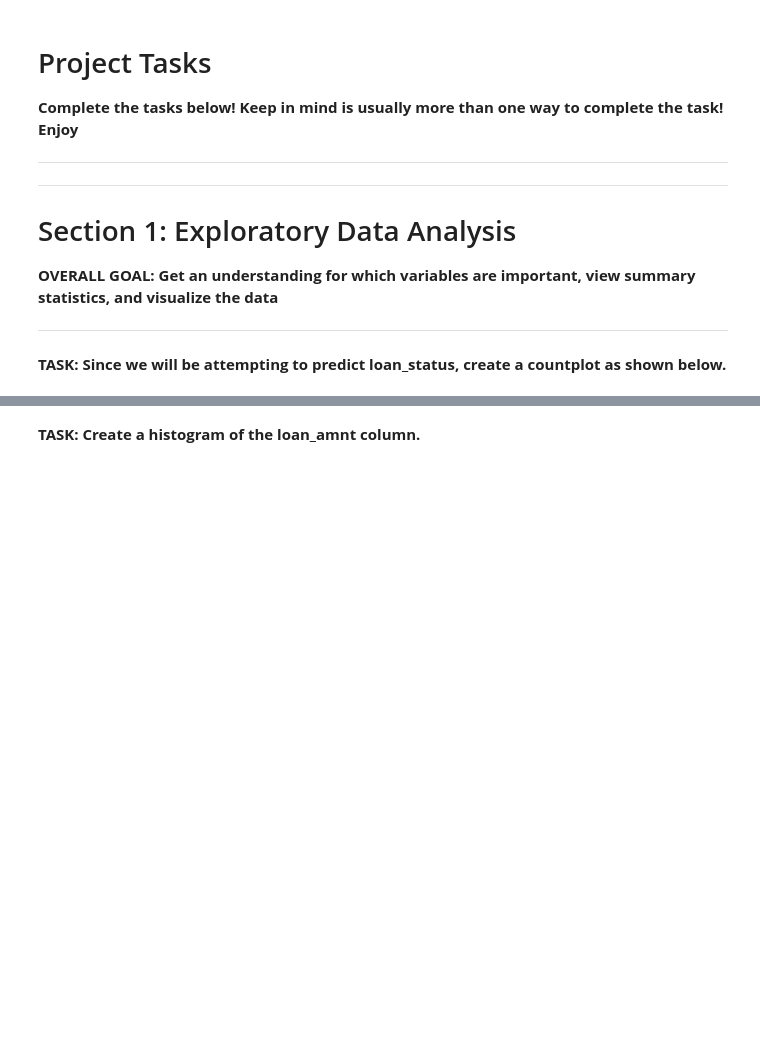
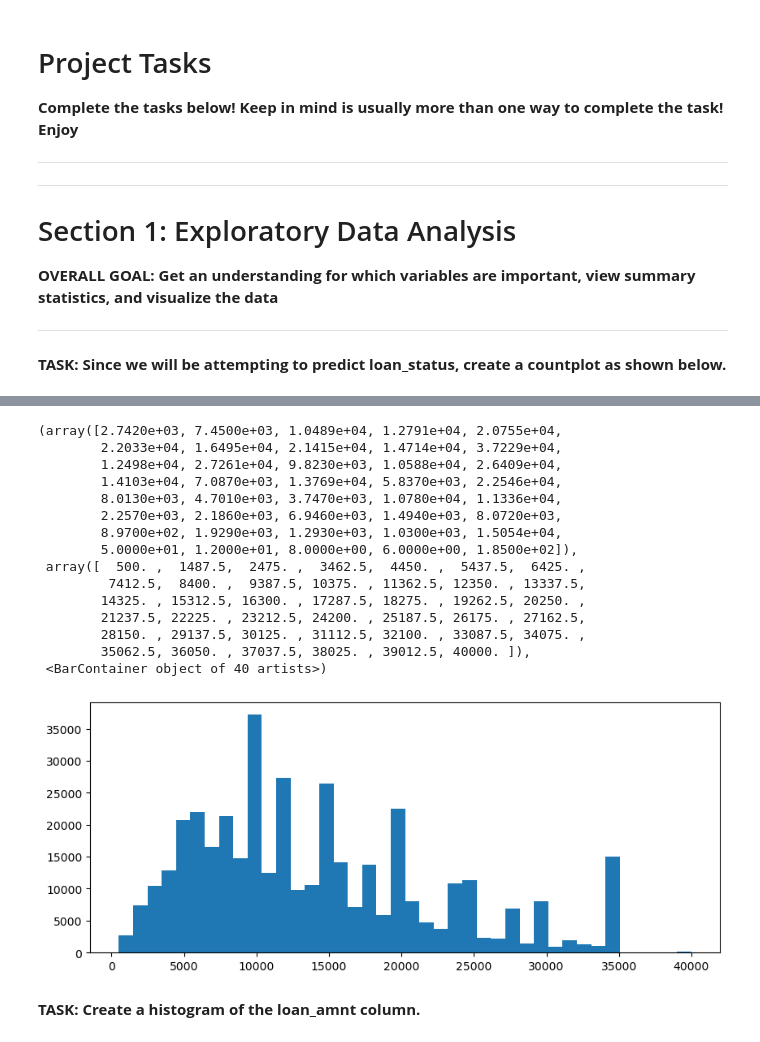
Before and after one commit to tylercoen/python, a Jupyter notebook: Python for Data Science and Machine Learning Bootcamp/Neural Nets and Deep Learning/03-Keras-Project-Exercise.ipynb, the cells around one changed output, grey strips where cells are left out. Cells and saved outputs as stored; diff of their text form; code cells hidden in the pictures; blank space fills up the shorter version.

```diff
--- a/Python for Data Science and Machine Learning Bootcamp/Neural Nets and Deep Learning/03-Keras-Project-Exercise.ipynb
+++ b/Python for Data Science and Machine Learning Bootcamp/Neural Nets and Deep Learning/03-Keras-Project-Exercise.ipynb
@@ -255,2 +254,22 @@ memory usage: 81.6+ MB
+# %%
+plt.figure(figsize=(10,4))
+plt.hist(df['loan_amnt'],bins=40)
+# %% [output]
+(array([2.7420e+03, 7.4500e+03, 1.0489e+04, 1.2791e+04, 2.0755e+04,
+        2.2033e+04, 1.6495e+04, 2.1415e+04, 1.4714e+04, 3.7229e+04,
+        1.2498e+04, 2.7261e+04, 9.8230e+03, 1.0588e+04, 2.6409e+04,
+        1.4103e+04, 7.0870e+03, 1.3769e+04, 5.8370e+03, 2.2546e+04,
+        8.0130e+03, 4.7010e+03, 3.7470e+03, 1.0780e+04, 1.1336e+04,
+        2.2570e+03, 2.1860e+03, 6.9460e+03, 1.4940e+03, 8.0720e+03,
+        8.9700e+02, 1.9290e+03, 1.2930e+03, 1.0300e+03, 1.5054e+04,
+        5.0000e+01, 1.2000e+01, 8.0000e+00, 6.0000e+00, 1.8500e+02]),
+ array([  500. ,  1487.5,  2475. ,  3462.5,  4450. ,  5437.5,  6425. ,
+         7412.5,  8400. ,  9387.5, 10375. , 11362.5, 12350. , 13337.5,
+        14325. , 15312.5, 16300. , 17287.5, 18275. , 19262.5, 20250. ,
+        21237.5, 22225. , 23212.5, 24200. , 25187.5, 26175. , 27162.5,
+        28150. , 29137.5, 30125. , 31112.5, 32100. , 33087.5, 34075. ,
+        35062.5, 36050. , 37037.5, 38025. , 39012.5, 40000. ]),
+ <BarContainer object of 40 artists>)
+[figure, added]
 # %% [markdown]
 **TASK: Create a histogram of the loan_amnt column.**
```
Also changed, not shown: parts of 30 cells of this notebook.
